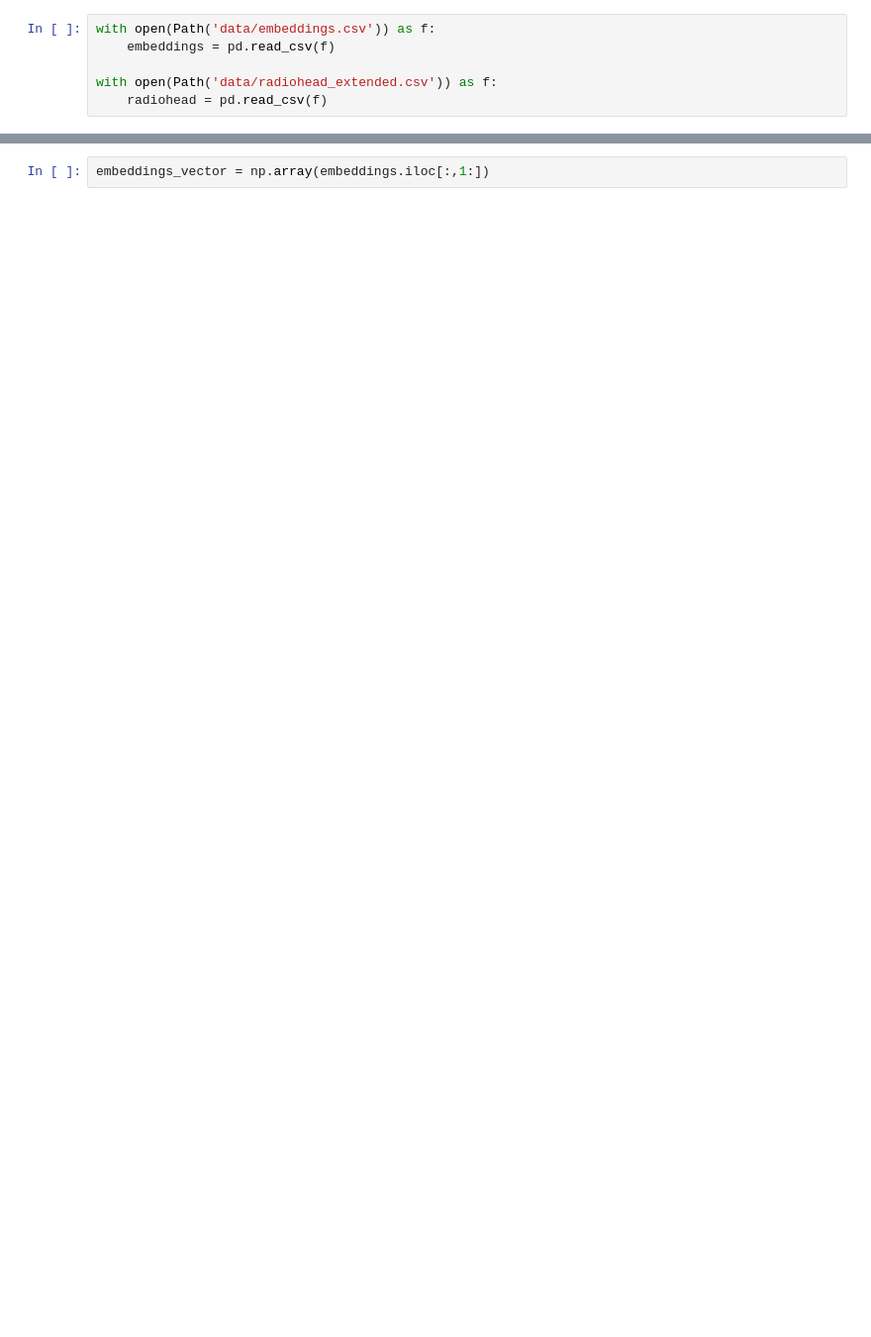
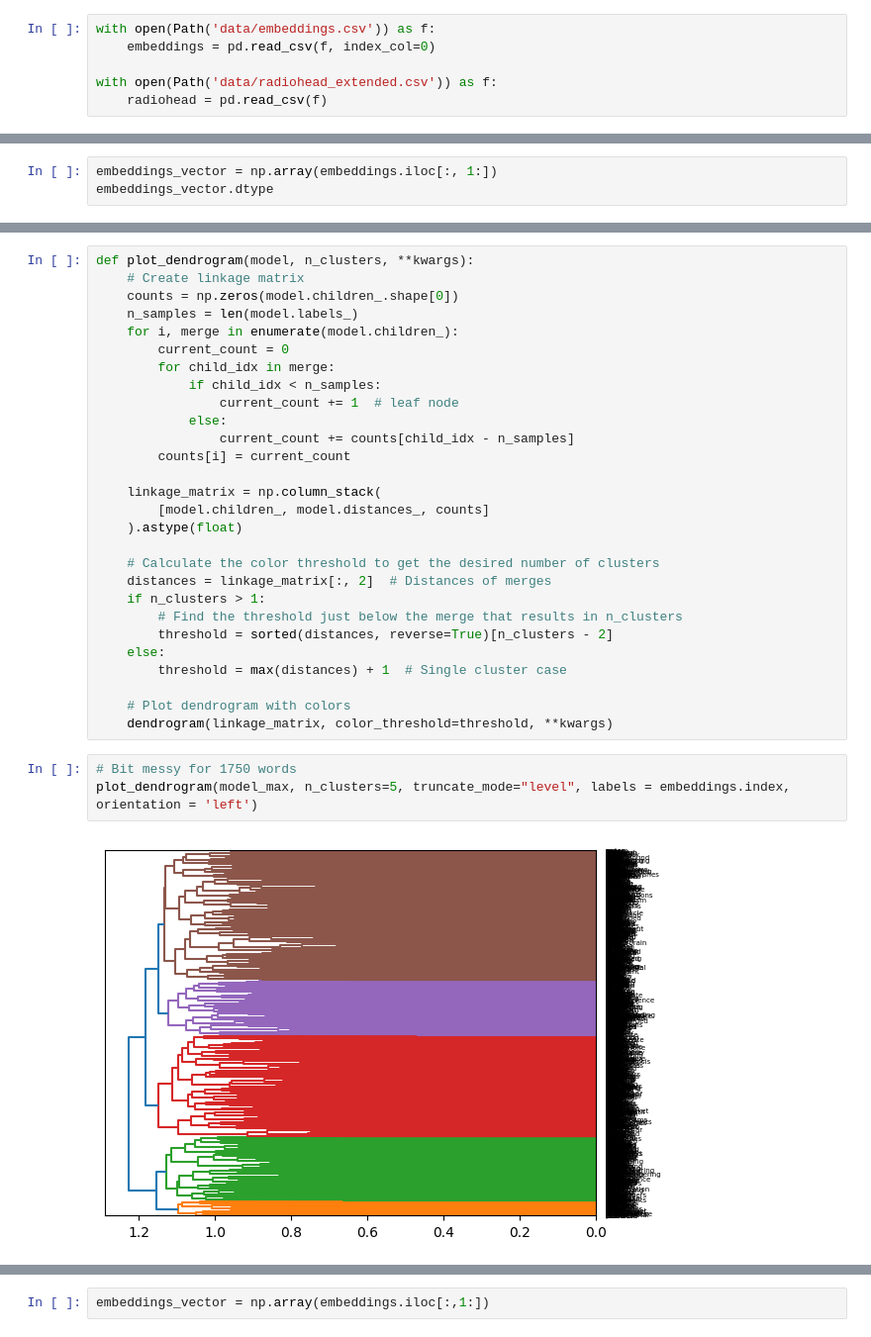
Before and after one commit to dudderThugger/radiohead-semantic-statistics, a Jupyter notebook: modeling.ipynb, the cells around one changed output, grey strips where cells are left out. Shown: that part at 99% size. Drawn from its saved outputs; the diff is of its cells as text; blank space fills up the shorter version.

Commit message:
research and clustering with AgglomerativeClustering

```diff
--- a/modeling.ipynb
+++ b/modeling.ipynb
@@ -8,7 +26,7 @@ import plotly.express as px
 from sklearn.decomposition import PCA
 # %%
 with open(Path('data/embeddings.csv')) as f:
-    embeddings = pd.read_csv(f)
+    embeddings = pd.read_csv(f, index_col=0)
 
 with open(Path('data/radiohead_extended.csv')) as f:
     radiohead = pd.read_csv(f)
@@ -14,0 +49,3 @@ with open(Path('data/radiohead_extended.csv')) as f:
+# %%
+embeddings_vector = np.array(embeddings.iloc[:, 1:])
+embeddings_vector.dtype
@@ -14,0 +85,33 @@ with open(Path('data/radiohead_extended.csv')) as f:
+# %%
+def plot_dendrogram(model, n_clusters, **kwargs):
+    # Create linkage matrix
+    counts = np.zeros(model.children_.shape[0])
+    n_samples = len(model.labels_)
+    for i, merge in enumerate(model.children_):
+        current_count = 0
+        for child_idx in merge:
+            if child_idx < n_samples:
+                current_count += 1  # leaf node
+            else:
+                current_count += counts[child_idx - n_samples]
+        counts[i] = current_count
+
+    linkage_matrix = np.column_stack(
+        [model.children_, model.distances_, counts]
+    ).astype(float)
+
+    # Calculate the color threshold to get the desired number of clusters
+    distances = linkage_matrix[:, 2]  # Distances of merges
+    if n_clusters > 1:
+        # Find the threshold just below the merge that results in n_clusters
+        threshold = sorted(distances, reverse=True)[n_clusters - 2]
+    else:
+        threshold = max(distances) + 1  # Single cluster case
+
+    # Plot dendrogram with colors
+    dendrogram(linkage_matrix, color_threshold=threshold, **kwargs)
+# %%
+# Bit messy for 1750 words
+plot_dendrogram(model_max, n_clusters=5, truncate_mode="level", labels = embeddings.index, orientation = 'left')
+# %% [output]
+[figure, added]
```
Also changed, not shown: parts of 32 cells of this notebook.
